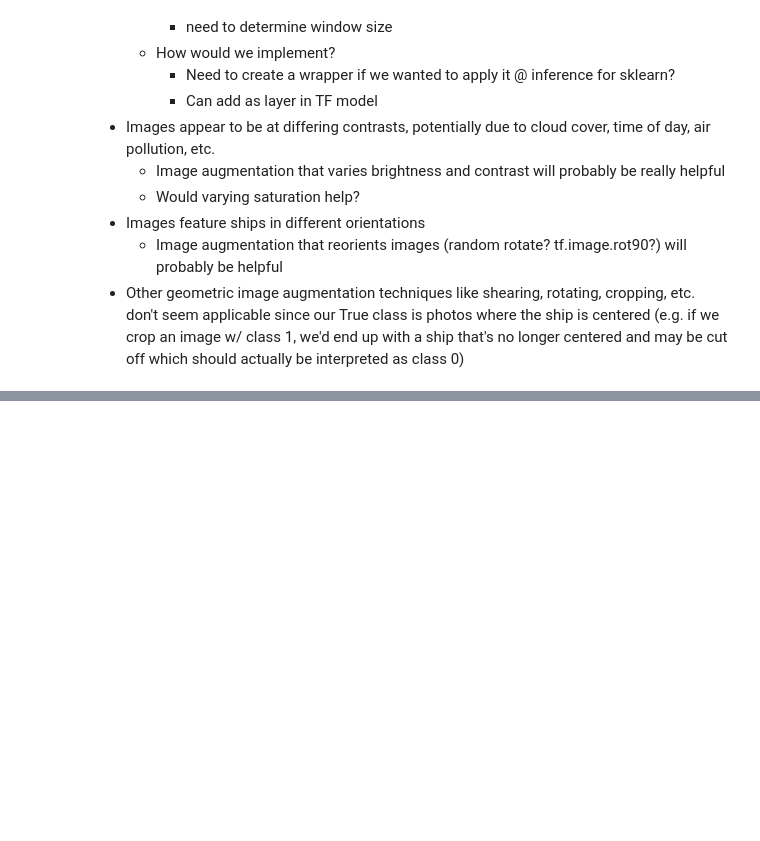
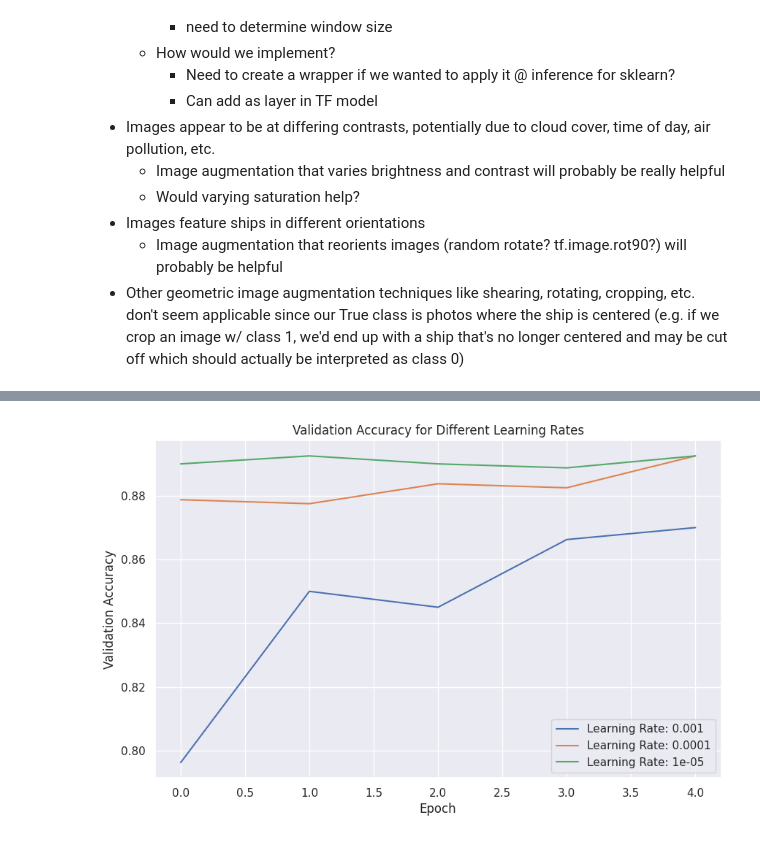
Before and after one commit to kennyalexlin/satellite-ships-classifier, a Jupyter notebook: kl_eda.ipynb, the cells around one changed output, grey strips where cells are left out. Drawn from its saved outputs; the diff is of its cells as text; code cells hidden in the pictures; blank space fills up the shorter version.

```diff
--- a/kl_eda.ipynb
+++ b/kl_eda.ipynb
@@ -69,0 +76,85 @@ plt.show()
+# %%
+import numpy as np
+import os
+from imageio import imread
+from sklearn.model_selection import train_test_split
+import tensorflow as tf
+from tensorflow.keras import layers, models
+from tensorflow.keras.preprocessing.image import ImageDataGenerator
+from scipy.ndimage import median_filter
+import matplotlib.pyplot as plt
+
+# Model training
+model = models.Sequential([
+    layers.Conv2D(32, (3, 3), activation='relu', input_shape=(80, 80, 3)),
+    layers.MaxPooling2D((2, 2)),
+    layers.Conv2D(64, (3, 3), activation='relu'),
+    layers.MaxPooling2D((2, 2)),
+    layers.Conv2D(128, (3, 3), activation='relu'),
+    layers.MaxPooling2D((2, 2)),
+    layers.Flatten(),
+    layers.Dense(128, activation='relu'),
+    layers.Dense(1, activation='sigmoid')  # Output layer with sigmoid activation for binary classification
+])
+
+# Performing Data augmentation using ImageDataGenerator
+datagen = ImageDataGenerator(
+    rotation_range=20,     # Rondomly rotating images
+    width_shift_range=0.2,     # Shifting Image width to adjust image edges
+    brightness_range=[0.7, 1.3],  # Randomly adjusting brightness
+    height_shift_range=0.2,  # Shifting Image height to adjust image edges
+    zca_epsilon=[0.8, 1.2],   # Randomly adjusting contrast
+    shear_range=0.2,          # Randomly adjusting shear so model can learn tilted images
+    zoom_range=0.2,           # Randomly zooming images
+    horizontal_flip=True,     # Randomly fliping images
+    fill_mode='nearest')
+
+# Function to apply median filtering to images
+def apply_median_filter(image, window_size=3): # Window size is set to 3.
+    filtered_image = median_filter(image, size=window_size)
+    return filtered_image
+
+# Applying median filtering to images
+class1_filtered = np.array([apply_median_filter(img) for img in class1])
+class0_filtered = np.array([apply_median_filter(img) for img in class0])
+
+# Concatenating filtered images
+X = np.concatenate((class1_filtered, class0_filtered), axis=0)
+y = np.concatenate((np.ones(class1.shape[0]), np.zeros(class0.shape[0])), axis=0)
+
+
+# Split the dataset into training, validation, and testing sets
+X_train_val, X_test, y_train_val, y_test = train_test_split(X, y, test_size=0.2, random_state=42)
+X_train, X_val, y_train, y_val = train_test_split(X_train_val, y_train_val, test_size=0.25, random_state=42)
+
+# Normalizing pixel values to the range [0, 1]
+X_train = X_train.astype('float32') / 255.0
+X_test = X_test.astype('float32') / 255.0
+X_val = X_val.astype('float32') / 255.0
+
+datagen.fit(X_train)
+
+# Define different learning rates to experiment with
+learning_rates = [0.001, 0.0001, 0.00001]
+
+# Train the model with different learning rates
+history_list = []
+for learning_rate in learning_rates:
+    print(f"Training model with learning rate: {learning_rate}")
+    model.compile(optimizer=tf.keras.optimizers.Adam(learning_rate=learning_rate), loss='binary_crossentropy', metrics=['accuracy'])
+    history = model.fit(datagen.flow(X_train, y_train, batch_size=32),
+                        steps_per_epoch=len(X_train) / 32, epochs=5, validation_data=(X_test, y_test),
+                        verbose=0)
+    history_list.append(history)
+
+# Plot training history for each learning rate
+plt.figure(figsize=(10, 6))
+for i, learning_rate in enumerate(learning_rates):
+    plt.plot(history_list[i].history['val_accuracy'], label=f'Learning Rate: {learning_rate}')
+
+plt.title('Validation Accuracy for Different Learning Rates')
+plt.xlabel('Epoch')
+plt.ylabel('Validation Accuracy')
+plt.legend()
+plt.show()
+# %% [output]
@@ -69,0 +164 @@ plt.show()
+[figure, added]
```
Also changed, not shown: parts of 19 cells of this notebook.
